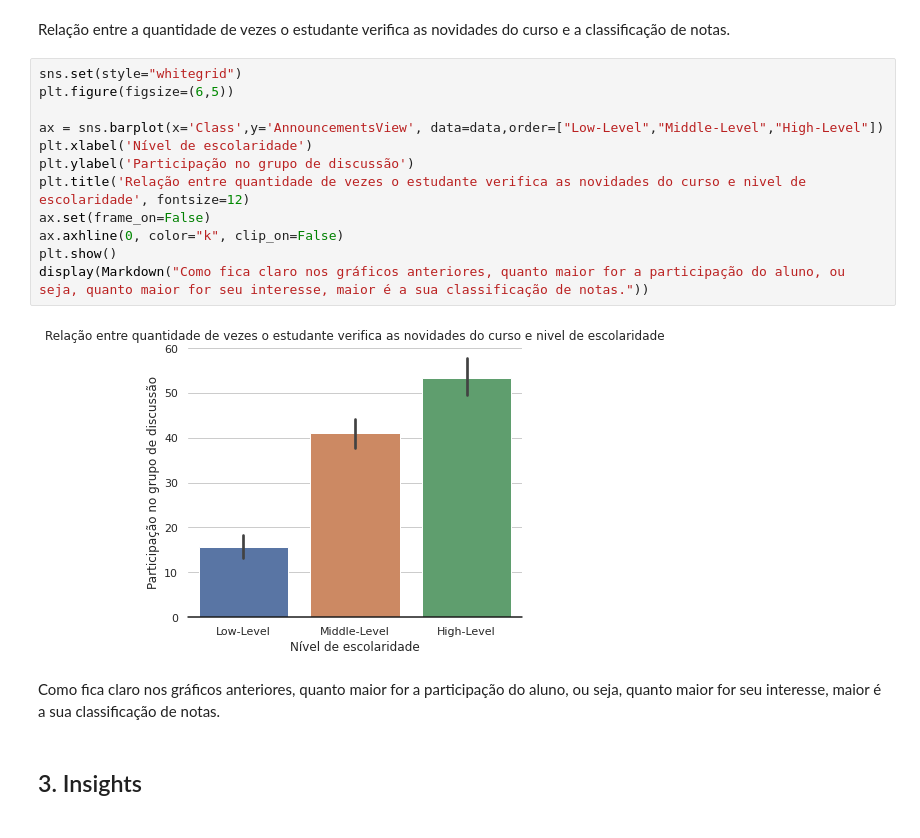
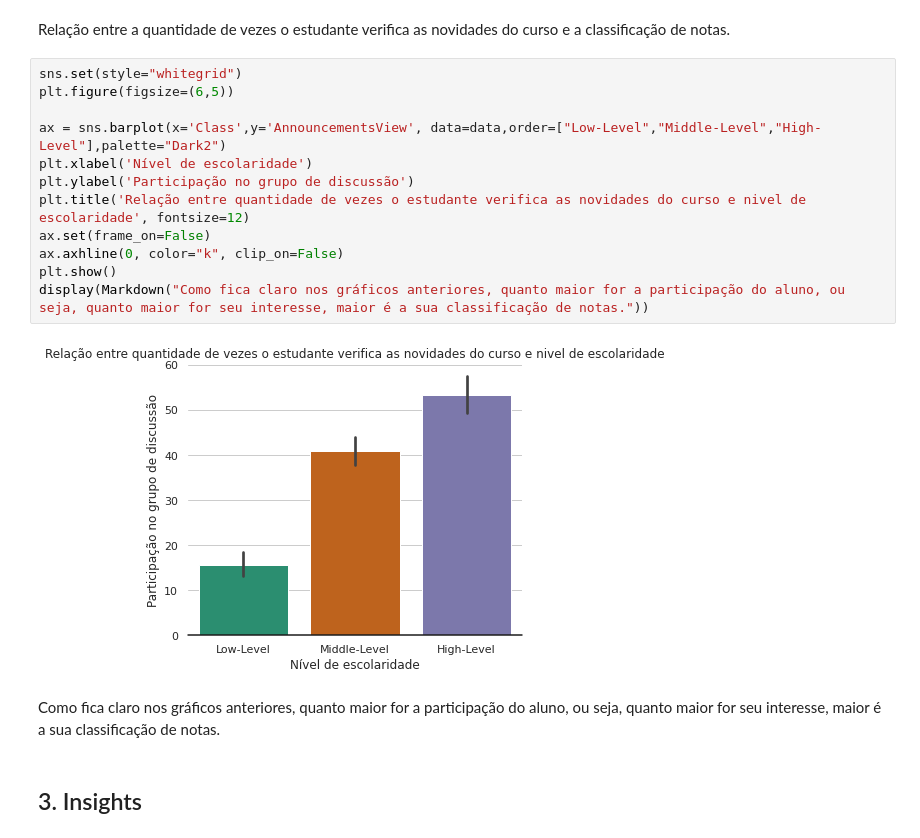
Before and after one commit to atlantico-academy/student-academic-performance, a Jupyter notebook: notebooks/01-exploratory_data_analysis.ipynb, the cells around one changed output. Cells and saved outputs as stored; diff of their text form.

```diff
--- a/notebooks/01-exploratory_data_analysis.ipynb
+++ b/notebooks/01-exploratory_data_analysis.ipynb
@@ -685,17 +686,17 @@ Relação entre a quantidade de vezes o estudante verifica as novidades do curso
 # %%
 sns.set(style="whitegrid")
 plt.figure(figsize=(6,5))
 
-ax = sns.barplot(x='Class',y='AnnouncementsView', data=data,order=["Low-Level","Middle-Level","High-Level"])
+ax = sns.barplot(x='Class',y='AnnouncementsView', data=data,order=["Low-Level","Middle-Level","High-Level"],palette="Dark2")
 plt.xlabel('Nível de escolaridade')
 plt.ylabel('Participação no grupo de discussão')
 plt.title('Relação entre quantidade de vezes o estudante verifica as novidades do curso e nivel de escolaridade', fontsize=12)
 ax.set(frame_on=False)
 ax.axhline(0, color="k", clip_on=False)
 plt.show()
 display(Markdown("Como fica claro nos gráficos anteriores, quanto maior for a participação do aluno, ou seja, quanto maior for seu interesse, maior é a sua classificação de notas."))
 # %% [output]
-[figure, old version]
+[figure, new version]
 Como fica claro nos gráficos anteriores, quanto maior for a participação do aluno, ou seja, quanto maior for seu interesse, maior é a sua classificação de notas.
 # %% [markdown]
 ## 3. Insights
```
Also changed, not shown: parts of 39 cells of this notebook.
